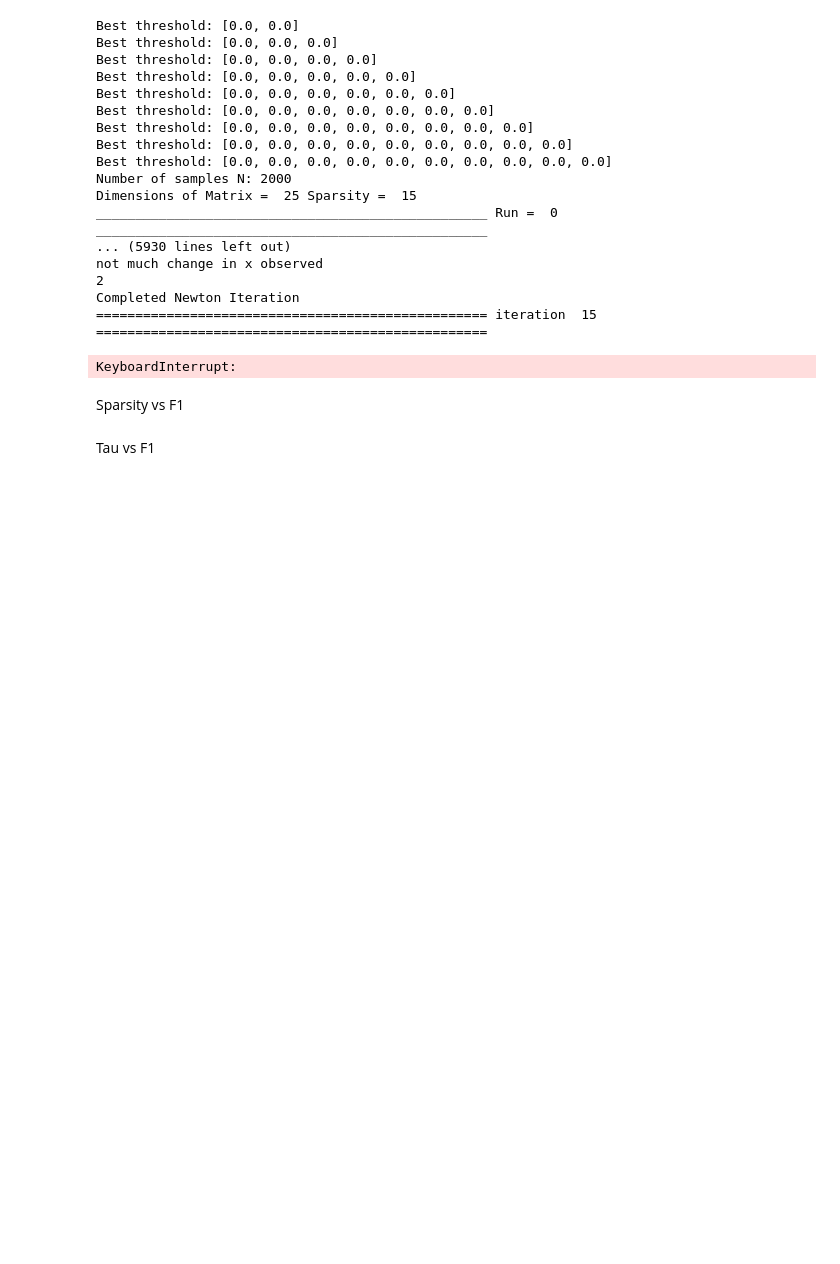
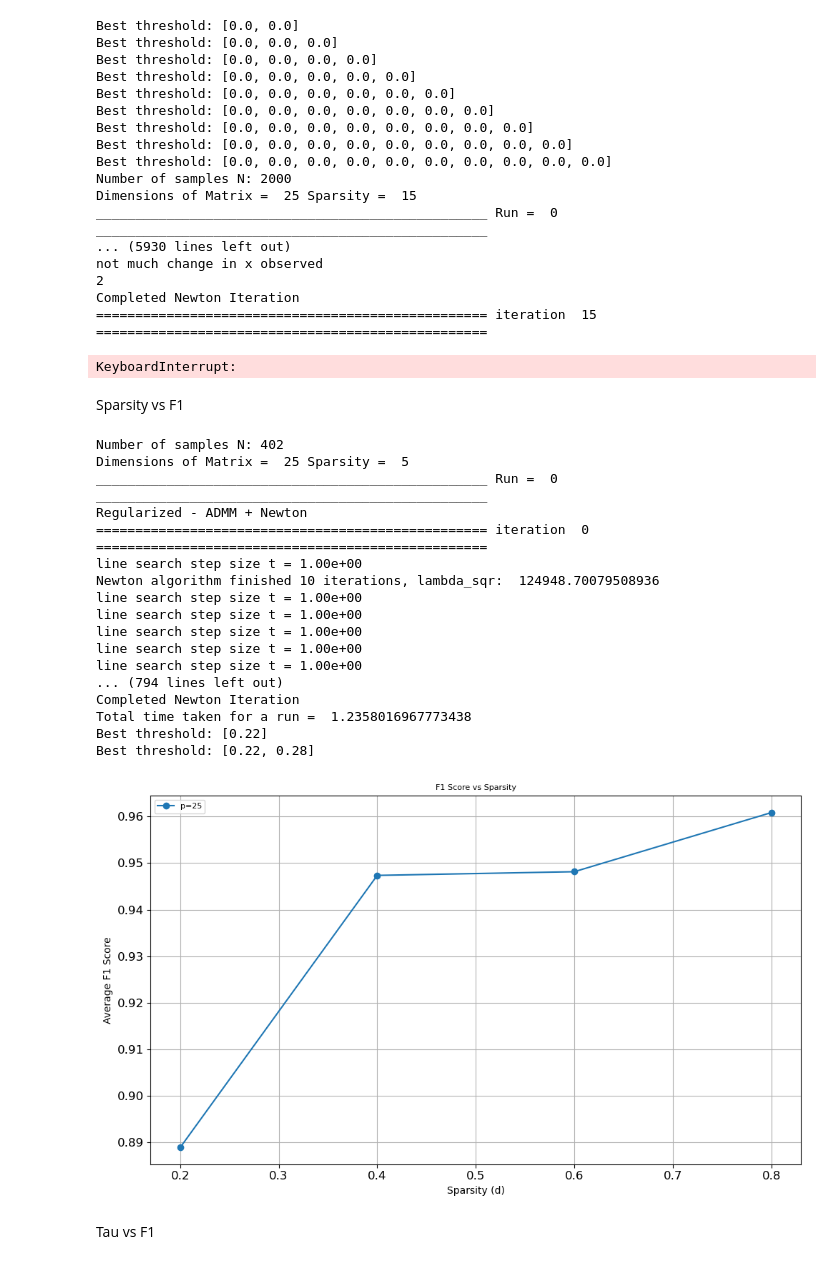
Before and after one commit to rohithmada00/TNCL, a Jupyter notebook: ADMM_newton_symmetric_040425.ipynb, the cells around one changed output. Cells and saved outputs as stored; diff of their text form; code cells hidden in the pictures; blank space fills up the shorter version.

Commit message:
[ADD]-plots for rho_0.1 lam_0.01

```diff
--- a/ADMM_newton_symmetric_040425.ipynb
+++ b/ADMM_newton_symmetric_040425.ipynb
@@ -805,35 +806,54 @@ pd.DataFrame(grid_results)
 # %% [markdown]
 Sparsity vs F1
 # %%
-p_list = [25, 50, 75, 100 ]
+p_list = [25 ]
 d_list = [0.2, 0.4, 0.6, 0.8]
-lambda_val = 0.2
-rho_val = 0.1
+lambda_val = 0.001
+rho_val = 0.01
 
 f1_results = {p: [] for p in p_list}
 metrics_list = {p: [] for p in p_list}
 
 for p in p_list:
     for d in d_list:
         args = SolverArgs(p=p, d=int(d*p), lambda_param=lambda_val, rho=rho_val, num_rep=2)
         solver = Solver(args)
         data = solver.solve()
         metrics = solver.evaluate(data)
         metrics_list[p].append(metrics)
         f1_results[p].append(metrics['avg_f1'])
 
 # Plotting
 plt.figure(figsize=(10, 6))
 for p in p_list:
     plt.plot(d_list, f1_results[p], marker='o', label=f'p={p}')
 
 plt.xlabel('Sparsity (d)')
 plt.ylabel('Average F1 Score')
 plt.title('F1 Score vs Sparsity')
 plt.legend()
 plt.grid(True)
 plt.tight_layout()
 plt.show()
+# %% [output]
+Number of samples N: 402
+Dimensions of Matrix =  25 Sparsity =  5
+__________________________________________________ Run =  0 __________________________________________________
+Regularized - ADMM + Newton
+================================================== iteration  0 ==================================================
+line search step size t = 1.00e+00
+Newton algorithm finished 10 iterations, lambda_sqr:  124948.70079508936
+line search step size t = 1.00e+00
+line search step size t = 1.00e+00
+line search step size t = 1.00e+00
+line search step size t = 1.00e+00
+line search step size t = 1.00e+00
+... (794 lines left out)
+Completed Newton Iteration
+Total time taken for a run =  1.2358016967773438
+Best threshold: [0.22]
+Best threshold: [0.22, 0.28]
+[figure, added]
 # %% [markdown]
 Tau vs F1
 # %%
```
Also changed, not shown: parts of 2 cells of this notebook, 7 other files.
